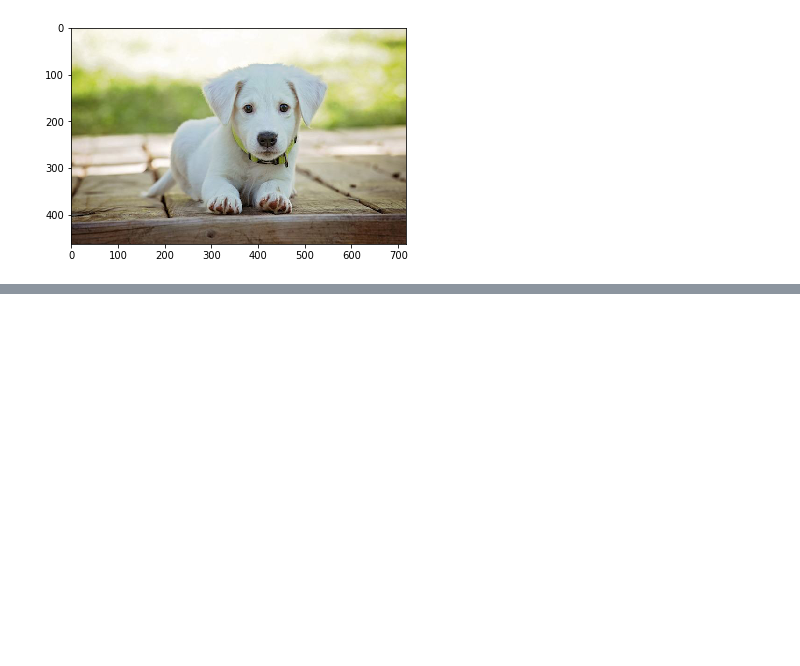
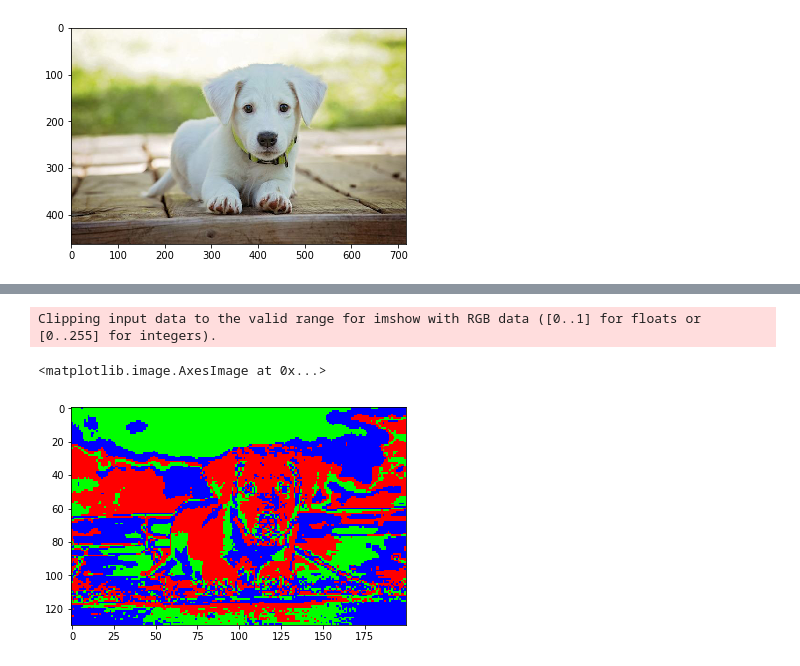
Before and after one commit to jesterugalde/Image_segment, a Jupyter notebook: Image Segmentation.ipynb, the cells around one changed output, grey strips where cells are left out. Saved outputs shown, nothing was run; the diff lists cells and outputs as text; code cells hidden in the pictures; blank space fills up the shorter version.

```diff
--- a/Image Segmentation.ipynb
+++ b/Image Segmentation.ipynb
@@ -113,0 +192,28 @@ Clipping input data to the valid range for imshow with RGB data ([0..1] for floa
+# %%
+dog_spec = dog_spec.reshape(len(dog_spec),1)
+re_dog_spec = np.concatenate((reshape_dog * 255, dog_spec), axis = 1)
+# %%
+dog_df_spec = pd.DataFrame(re_dog_spec)
+# %%
+#First Cluster gets Red Values
+dog_df_spec.loc[dog_df_spec[3] == 0, [0]] = 255
+dog_df_spec.loc[dog_df_spec[3] == 0, [1]] = 0
+dog_df_spec.loc[dog_df_spec[3] == 0, [2]] = 0
+#Second Cluster gets Blue Values
+dog_df_spec.loc[dog_df_spec[3] == 1, [0]] = 0
+dog_df_spec.loc[dog_df_spec[3] == 1, [1]] = 255
+dog_df_spec.loc[dog_df_spec[3] == 1, [2]] = 0
+#Third Cluster gets Green Values
+dog_df_spec.loc[dog_df_spec[3] == 2, [0]] = 0
+dog_df_spec.loc[dog_df_spec[3] == 2, [1]] = 0
+dog_df_spec.loc[dog_df_spec[3] == 2, [2]] = 255
+# %%
+dog_df_spec = dog_df_spec.drop(columns = [3])
+dog_df_spec = dog_df_spec.values
+# %%
+dog_im_ = dog_df_spec.reshape(doggo_.shape[0], doggo_.shape[1], 3)
+imshow(np.asarray(dog_im_))
+# %% [output]
+Clipping input data to the valid range for imshow with RGB data ([0..1] for floats or [0..255] for integers).
+<matplotlib.image.AxesImage at 0x...>
+[figure, added]
```
Also changed, not shown: parts of 21 cells of this notebook.
